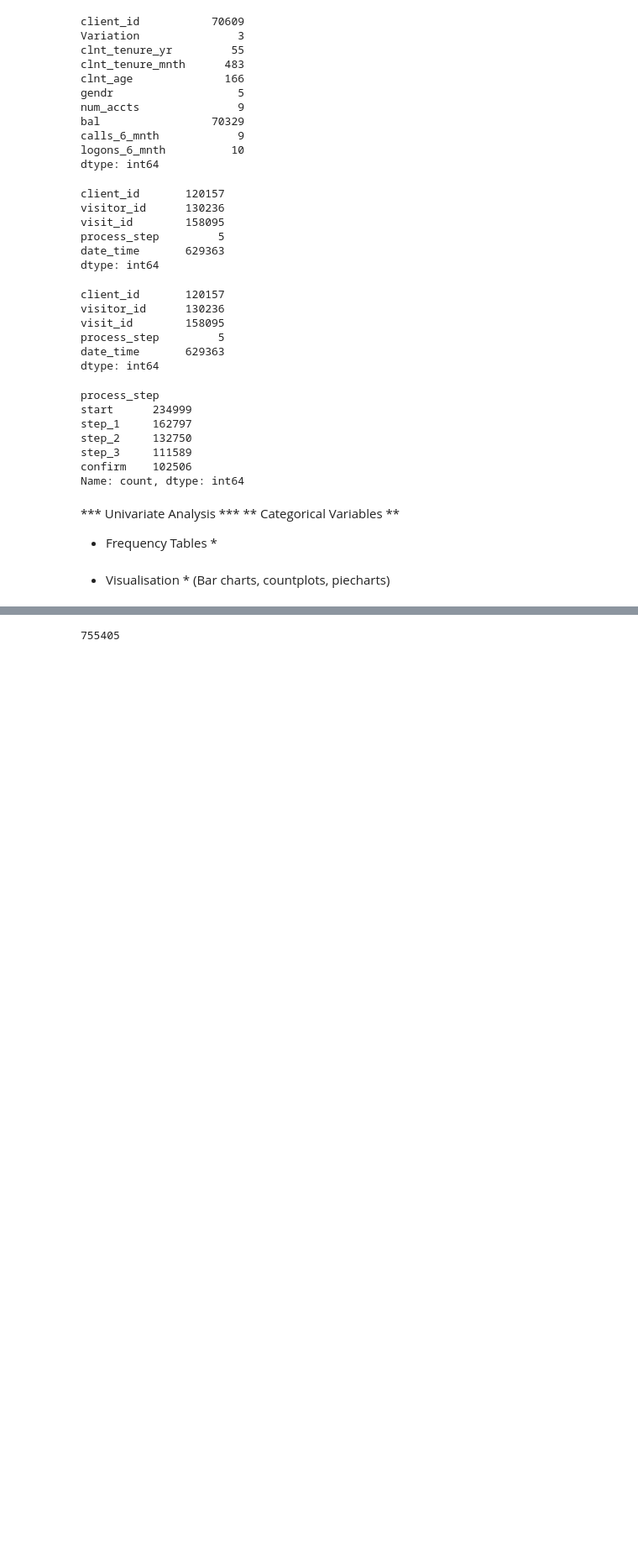
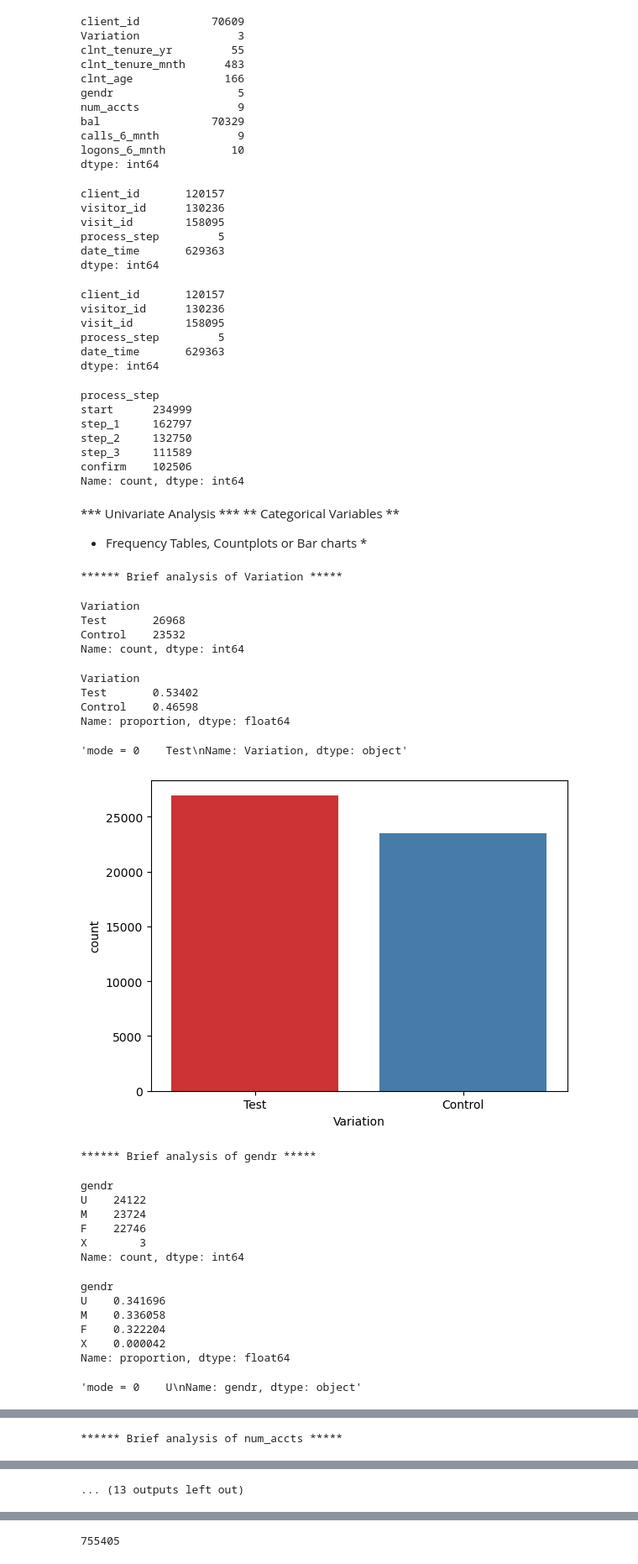
Before and after one commit to javierpeyriere/vanguard-ab-test, a Jupyter notebook: notebooks/vanguard-ab-test-work.ipynb, the cells around one changed output, grey strips where cells are left out. Shown at 84% size. Drawn from its saved outputs; the diff is of its cells as text; code cells hidden in the pictures; blank space fills up the shorter version.

```diff
--- a/notebooks/vanguard-ab-test-work.ipynb
+++ b/notebooks/vanguard-ab-test-work.ipynb
@@ -230,6 +228,4 @@ Name: count, dtype: int64
 # %% [markdown]
 *** Univariate Analysis ***
 ** Categorical Variables **
-* Frequency Tables *
+* Frequency Tables, Countplots or Bar charts *
-# %% [markdown]
-* Visualisation * (Bar charts, countplots, piecharts)
@@ -235,0 +247,32 @@ Name: count, dtype: int64
+# %%
+numerical_df1 = ['clnt_tenure_yr','clnt_tenure_mnth','clnt_age', 'bal']
+categorical_df1= ['Variation', 'gendr', 'num_accts', 'calls_6_mnth', 'logons_6_mnth'] # removed client_id that was not relevant
+
+for col in categorical_df1:
+    cat_stats(df1, col)
+# %% [output]
+****** Brief analysis of Variation *****
+Variation
+Test       26968
+Control    23532
+Name: count, dtype: int64
+Variation
+Test       0.53402
+Control    0.46598
+Name: proportion, dtype: float64
+'mode = 0    Test\nName: Variation, dtype: object'
+[figure, added]
+****** Brief analysis of gendr *****
+gendr
+U    24122
+M    23724
+F    22746
+X        3
+Name: count, dtype: int64
+gendr
+U    0.341696
+M    0.336058
+F    0.322204
+X    0.000042
+Name: proportion, dtype: float64
+'mode = 0    U\nName: gendr, dtype: object'
@@ -235,0 +280 @@ Name: count, dtype: int64
+****** Brief analysis of num_accts *****
@@ -235,0 +291 @@ Name: count, dtype: int64
+... (13 outputs left out)
```
Also changed, not shown: parts of 27 cells of this notebook.
